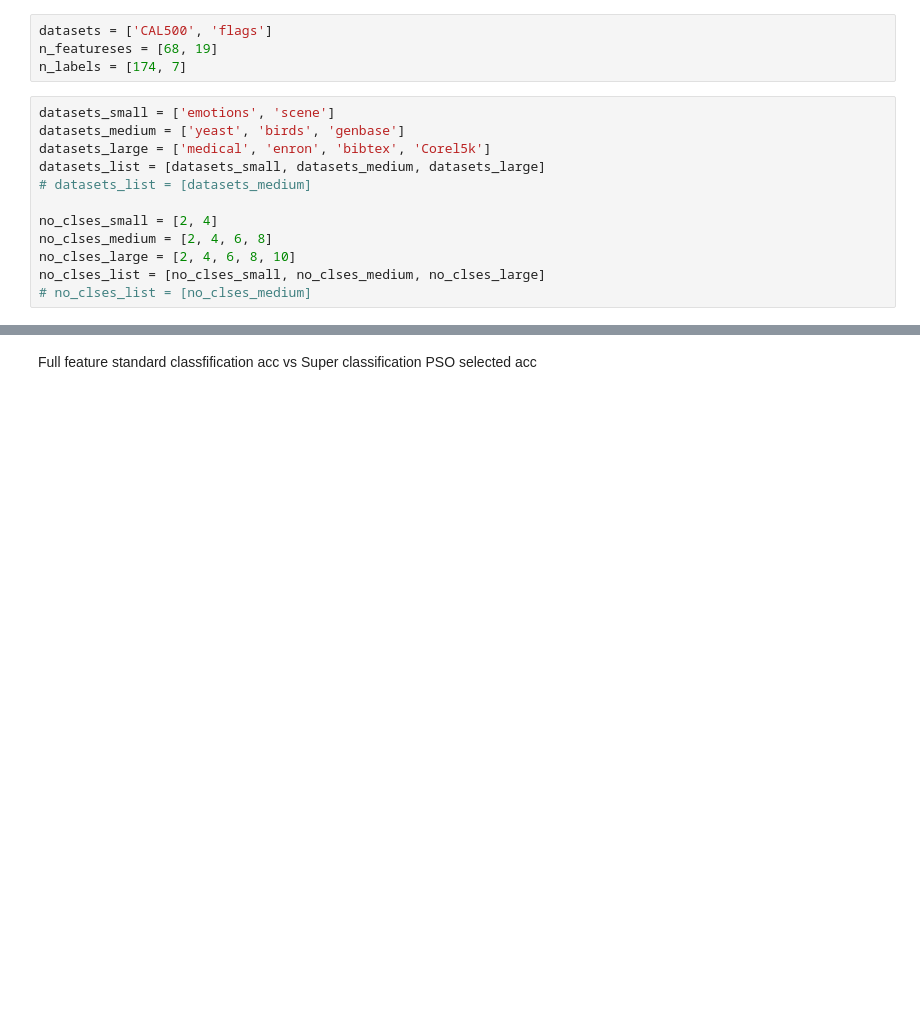
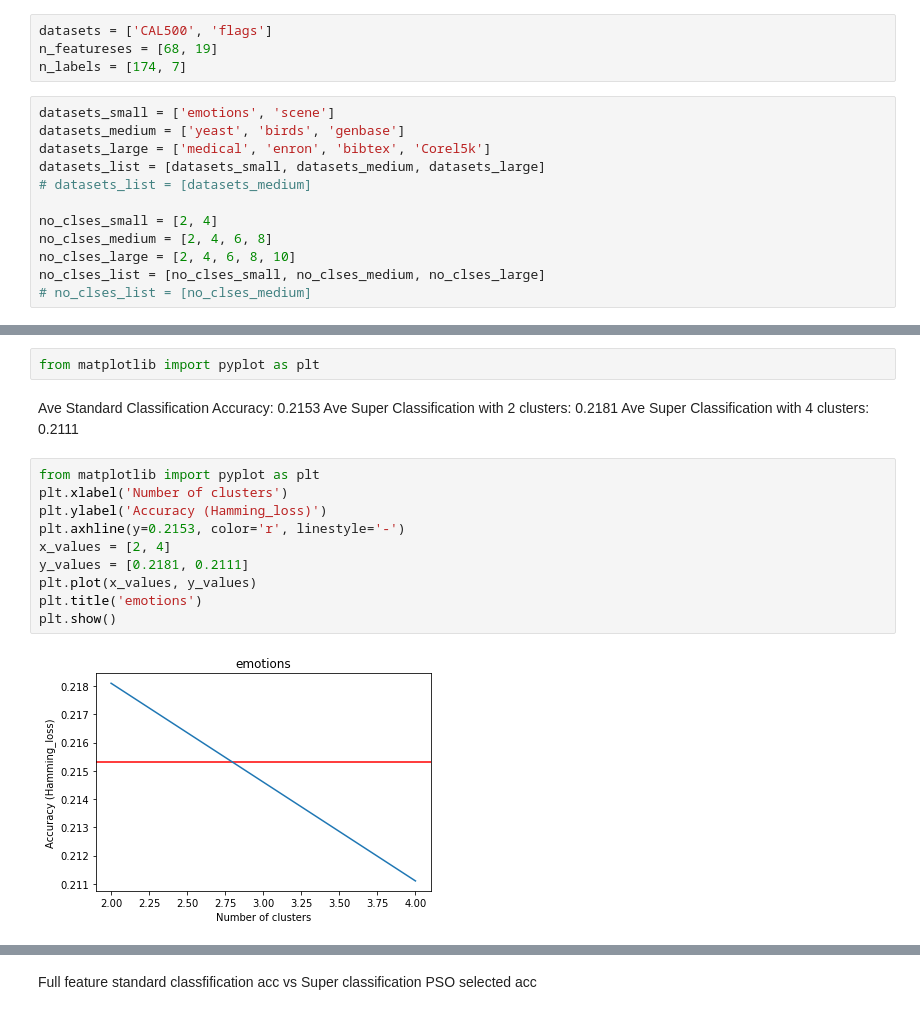
Before and after one commit to faylu-nz/Super_label_PSO_ML_FS, a Jupyter notebook: super_label.ipynb, the cells around one changed output, grey strips where cells are left out. Cells and saved outputs as stored; diff of their text form; blank space fills up the shorter version.

Commit message:
Plot figs full std sup acc. seperately.

```diff
--- a/super_label.ipynb
+++ b/super_label.ipynb
@@ -698,0 +668,18 @@ plt.show()
+# %%
+from matplotlib import pyplot as plt
+# %% [markdown]
+Ave Standard Classification Accuracy: 0.2153
+Ave Super Classification with 2 clusters: 0.2181
+Ave Super Classification with 4 clusters: 0.2111
+# %%
+from matplotlib import pyplot as plt
+plt.xlabel('Number of clusters')
+plt.ylabel('Accuracy (Hamming_loss)')
+plt.axhline(y=0.2153, color='r', linestyle='-')
+x_values = [2, 4]
+y_values = [0.2181, 0.2111]
+plt.plot(x_values, y_values)
+plt.title('emotions')
+plt.show()
+# %% [output]
+[figure, added]
```
Also changed, not shown: parts of 27 cells of this notebook.
